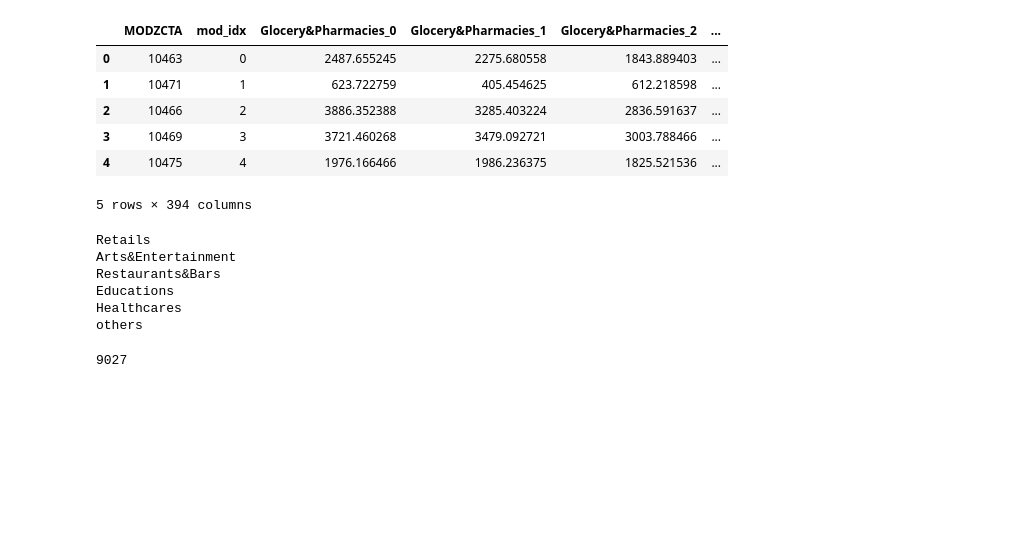
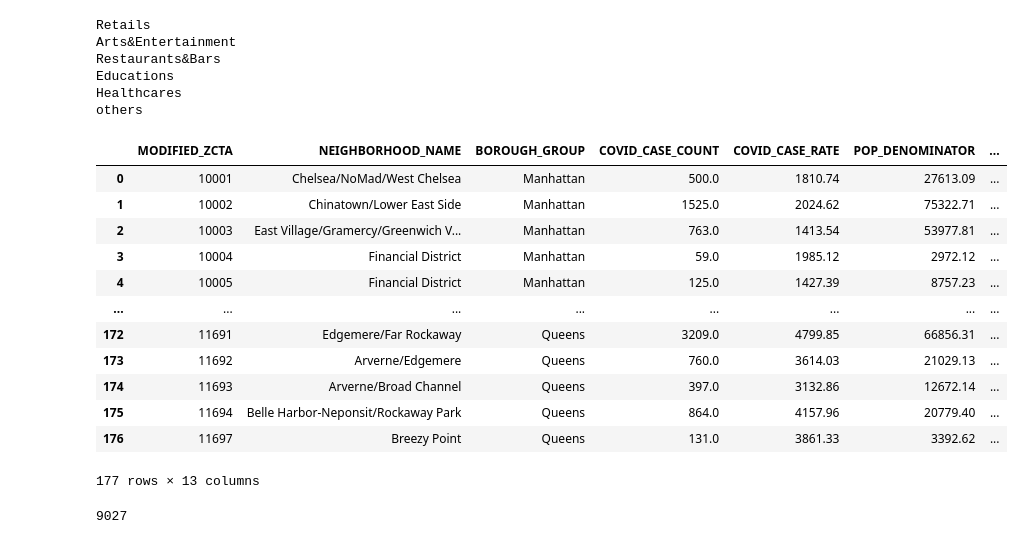
Before and after one commit to Qing1011/behaviours_epidemics, a Jupyter notebook: mobility_data_analysis/2.3_Mobility-regression_data-v5.ipynb, the cells around one changed output. Drawn from its saved outputs; the diff is of its cells as text; code cells hidden in the pictures; blank space fills up the shorter version.

```diff
--- a/mobility_data_analysis/2.3_Mobility-regression_data-v5.ipynb
+++ b/mobility_data_analysis/2.3_Mobility-regression_data-v5.ipynb
@@ -18,14 +18,4 @@ df_flow = pd.read_csv('../results/outflow_7c_wk_raw.csv')
 df_flow['MODZCTA'] = df_flow['MODZCTA'].astype(str)
-# %%
-df_flow.head()
-# %% [output]
-|  | MODZCTA | mod_idx | Glocery&Pharmacies_0 | Glocery&Pharmacies_1 | Glocery&Pharmacies_2 | ... |
-| 0 | 10463 | 0 | 2487.655245 | 2275.680558 | 1843.889403 | ... |
-| 1 | 10471 | 1 | 623.722759 | 405.454625 | 612.218598 | ... |
-| 2 | 10466 | 2 | 3886.352388 | 3285.403224 | 2836.591637 | ... |
-| 3 | 10469 | 3 | 3721.460268 | 3479.092721 | 3003.788466 | ... |
-| 4 | 10475 | 4 | 1976.166466 | 1986.236375 | 1825.521536 | ... |
-5 rows × 394 columns
 # %%
 cluster_cols = [cluster_name[0]+'_{}'.format(i) for i in range(56)]
 # 56 weeks from 2020-02-04 to 2021-03-02
@@ -69,6 +59,22 @@ df_merged = final_df.merge(df_mod_borough, right_on = 'MODIFIED_ZCTA', left_on='
 columns_to_delete = ['MODIFIED_ZCTA','BOROUGH_GROUP']
 df_merged = df_merged.drop(columns=columns_to_delete)
 df_merged['MODZCTA'] = df_merged['MODZCTA'].astype(int)
+# %%
+df_mod_borough
+# %% [output]
+|  | MODIFIED_ZCTA | NEIGHBORHOOD_NAME | BOROUGH_GROUP | COVID_CASE_COUNT | COVID_CASE_RATE | POP_DENOMINATOR | ... |
+| 0 | 10001 | Chelsea/NoMad/West Chelsea | Manhattan | 500.0 | 1810.74 | 27613.09 | ... |
+| 1 | 10002 | Chinatown/Lower East Side | Manhattan | 1525.0 | 2024.62 | 75322.71 | ... |
+| 2 | 10003 | East Village/Gramercy/Greenwich V... | Manhattan | 763.0 | 1413.54 | 53977.81 | ... |
+| 3 | 10004 | Financial District | Manhattan | 59.0 | 1985.12 | 2972.12 | ... |
+| 4 | 10005 | Financial District | Manhattan | 125.0 | 1427.39 | 8757.23 | ... |
+| ... | ... | ... | ... | ... | ... | ... | ... |
+| 172 | 11691 | Edgemere/Far Rockaway | Queens | 3209.0 | 4799.85 | 66856.31 | ... |
+| 173 | 11692 | Arverne/Edgemere | Queens | 760.0 | 3614.03 | 21029.13 | ... |
+| 174 | 11693 | Arverne/Broad Channel | Queens | 397.0 | 3132.86 | 12672.14 | ... |
+| 175 | 11694 | Belle Harbor-Neponsit/Rockaway Park | Queens | 864.0 | 4157.96 | 20779.40 | ... |
+| 176 | 11697 | Breezy Point | Queens | 131.0 | 3861.33 | 3392.62 | ... |
+177 rows × 13 columns
 # %%
 len(df_merged)
 # %% [output]
```
Also changed, not shown: parts of 4 cells of this notebook, 33 other files.
